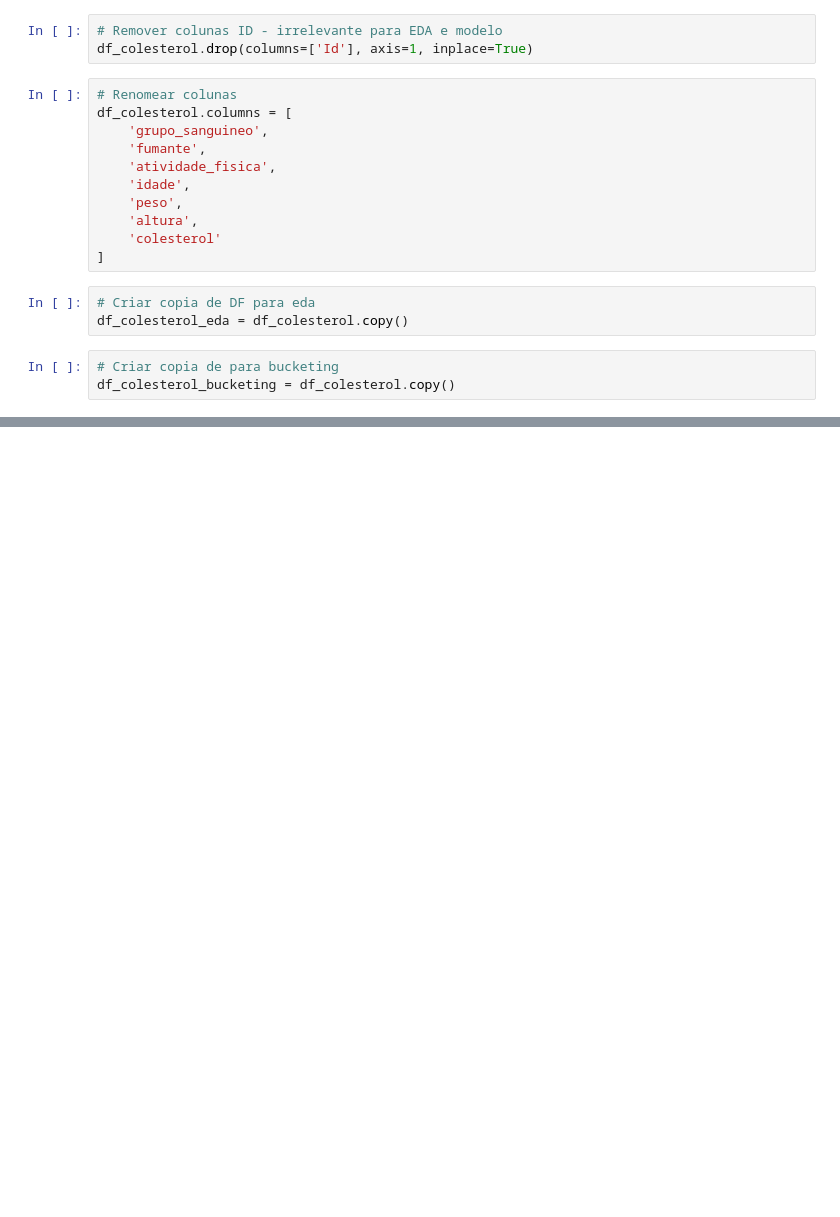
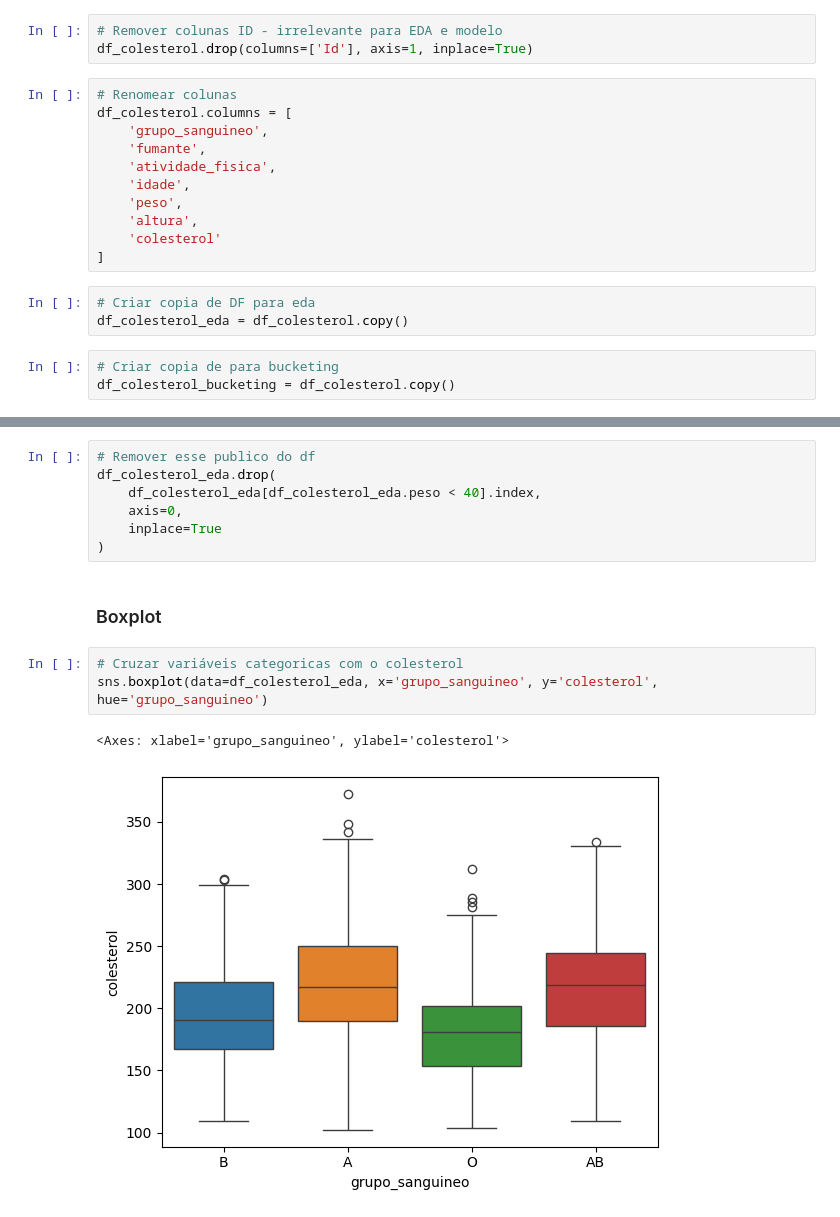
Before and after one commit to denniscosta13/inteligencia_artificial, a Jupyter notebook: mult_linear_reg/modelo_colesterol.ipynb, the cells around one changed output, grey strips where cells are left out. Saved outputs shown, nothing was run; the diff lists cells and outputs as text; blank space fills up the shorter version.

```diff
--- a/mult_linear_reg/modelo_colesterol.ipynb
+++ b/mult_linear_reg/modelo_colesterol.ipynb
@@ -44,0 +178,15 @@ df_colesterol_bucketing = df_colesterol.copy()
+# %%
+# Remover esse publico do df
+df_colesterol_eda.drop(
+    df_colesterol_eda[df_colesterol_eda.peso < 40].index,
+    axis=0,
+    inplace=True
+)
+# %% [markdown]
+### Boxplot
+# %%
+# Cruzar variáveis categoricas com o colesterol
+sns.boxplot(data=df_colesterol_eda, x='grupo_sanguineo', y='colesterol', hue='grupo_sanguineo')
+# %% [output]
+<Axes: xlabel='grupo_sanguineo', ylabel='colesterol'>
+[figure, added]
```
Also changed, not shown: parts of 29 cells of this notebook.
